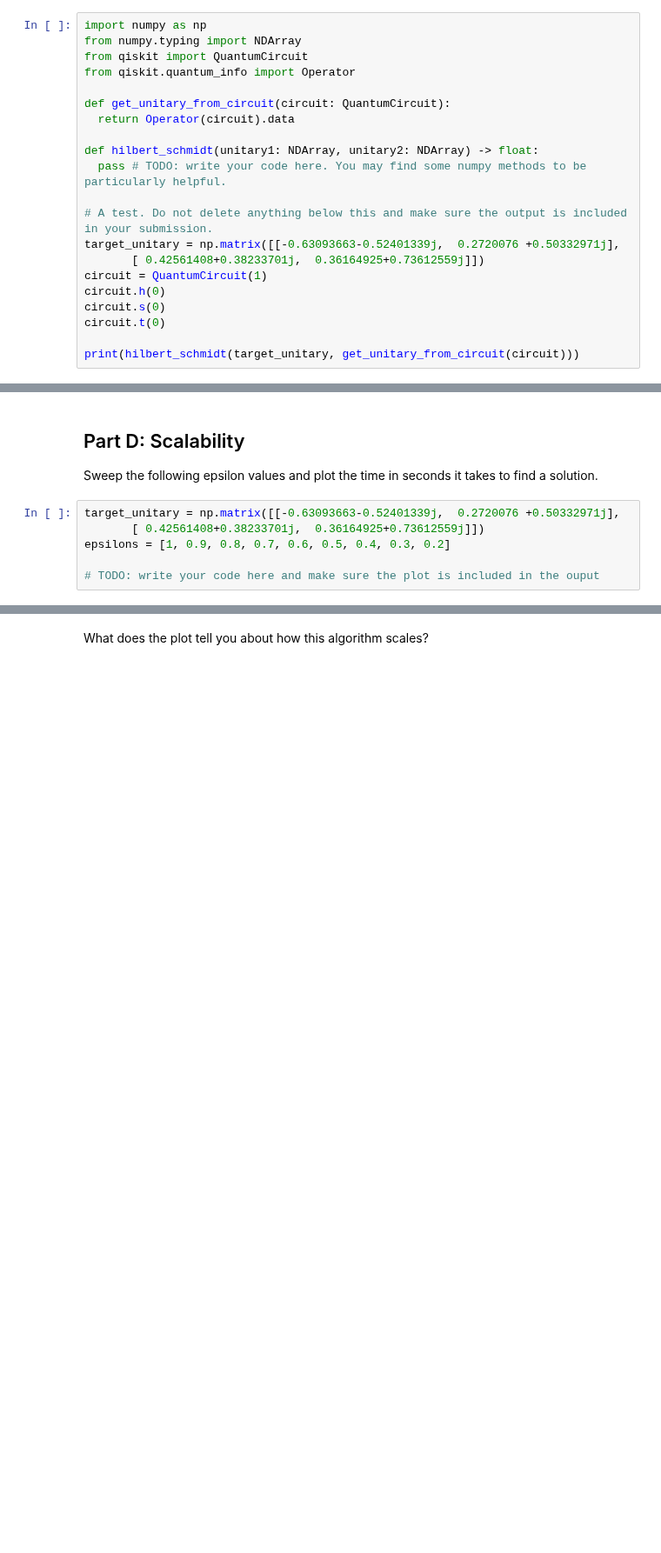
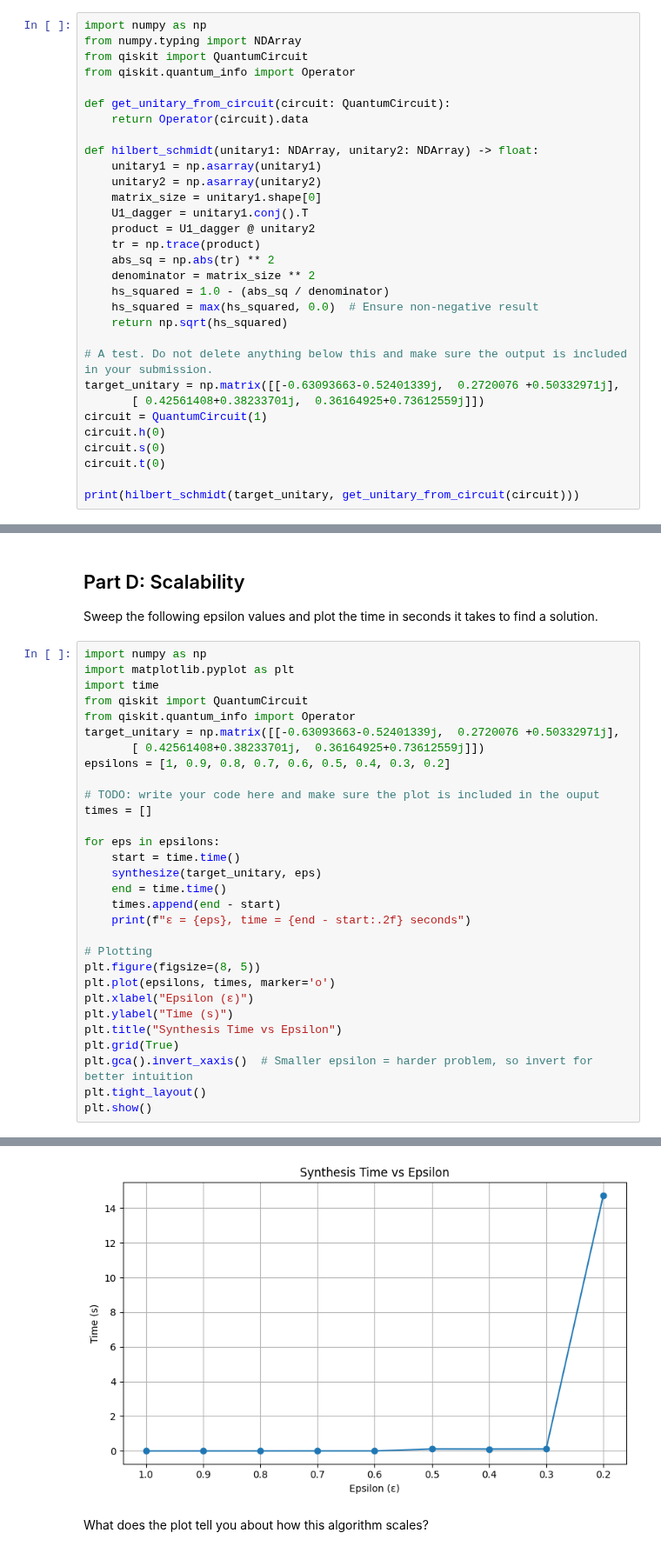
Before and after one commit to Huaiyuan-Jing/Quantum_Algorithm, a Jupyter notebook: CS639/HW4/Homework_4.ipynb, the cells around one changed output, grey strips where cells are left out. Shown at 87% size. Cells and saved outputs as stored; diff of their text form; blank space fills up the shorter version.

Commit message:
feat(Homework_4): implement Hilbert-Schmidt distance calculation and add performance plotting

```diff
--- a/CS639/HW4/Homework_4.ipynb
+++ b/CS639/HW4/Homework_4.ipynb
@@ -1046,10 +1046,20 @@ from qiskit import QuantumCircuit
 from qiskit.quantum_info import Operator
 
 def get_unitary_from_circuit(circuit: QuantumCircuit):
-  return Operator(circuit).data
+    return Operator(circuit).data
 
 def hilbert_schmidt(unitary1: NDArray, unitary2: NDArray) -> float:
-  pass # TODO: write your code here. You may find some numpy methods to be particularly helpful.
+    unitary1 = np.asarray(unitary1)
+    unitary2 = np.asarray(unitary2)
+    matrix_size = unitary1.shape[0]
+    U1_dagger = unitary1.conj().T
+    product = U1_dagger @ unitary2
+    tr = np.trace(product)
+    abs_sq = np.abs(tr) ** 2
+    denominator = matrix_size ** 2
+    hs_squared = 1.0 - (abs_sq / denominator)
+    hs_squared = max(hs_squared, 0.0)  # Ensure non-negative result
+    return np.sqrt(hs_squared)
 
 # A test. Do not delete anything below this and make sure the output is included in your submission.
 target_unitary = np.matrix([[-0.63093663-0.52401339j,  0.2720076 +0.50332971j],
@@ -1101,8 +1139,33 @@ AttributeError: module 'numpy' has no attribute 'NDArray'
 
 Sweep the following epsilon values and plot the time in seconds it takes to find a solution.
 # %%
+import numpy as np
+import matplotlib.pyplot as plt
+import time
+from qiskit import QuantumCircuit
+from qiskit.quantum_info import Operator
 target_unitary = np.matrix([[-0.63093663-0.52401339j,  0.2720076 +0.50332971j],
        [ 0.42561408+0.38233701j,  0.36164925+0.73612559j]])
 epsilons = [1, 0.9, 0.8, 0.7, 0.6, 0.5, 0.4, 0.3, 0.2]
 
 # TODO: write your code here and make sure the plot is included in the ouput
+times = []
+
+for eps in epsilons:
+    start = time.time()
+    synthesize(target_unitary, eps)
+    end = time.time()
+    times.append(end - start)
+    print(f"ε = {eps}, time = {end - start:.2f} seconds")
+
+# Plotting
+plt.figure(figsize=(8, 5))
+plt.plot(epsilons, times, marker='o')
+plt.xlabel("Epsilon (ε)")
+plt.ylabel("Time (s)")
+plt.title("Synthesis Time vs Epsilon")
+plt.grid(True)
+plt.gca().invert_xaxis()  # Smaller epsilon = harder problem, so invert for better intuition
+plt.tight_layout()
+plt.show()
+# %% [output]
@@ -1109,2 +1181,3 @@ epsilons = [1, 0.9, 0.8, 0.7, 0.6, 0.5, 0.4, 0.3, 0.2]
+[figure, added]
 # %% [markdown]
 What does the plot tell you about how this algorithm scales?
```
Also changed, not shown: parts of 7 cells of this notebook, 1 other file.
